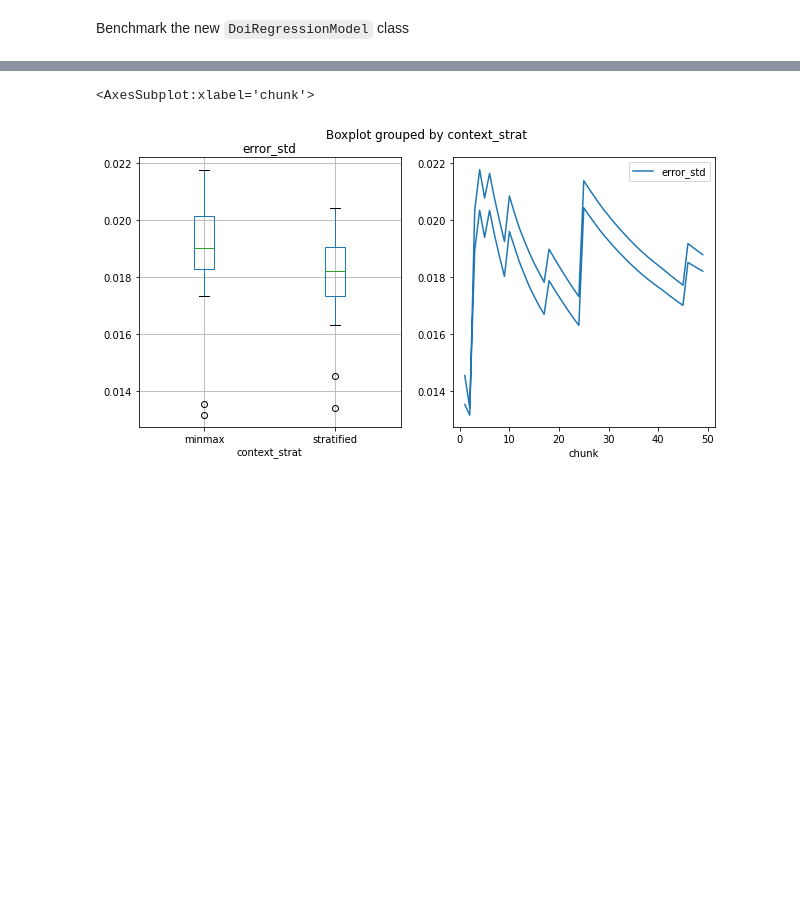
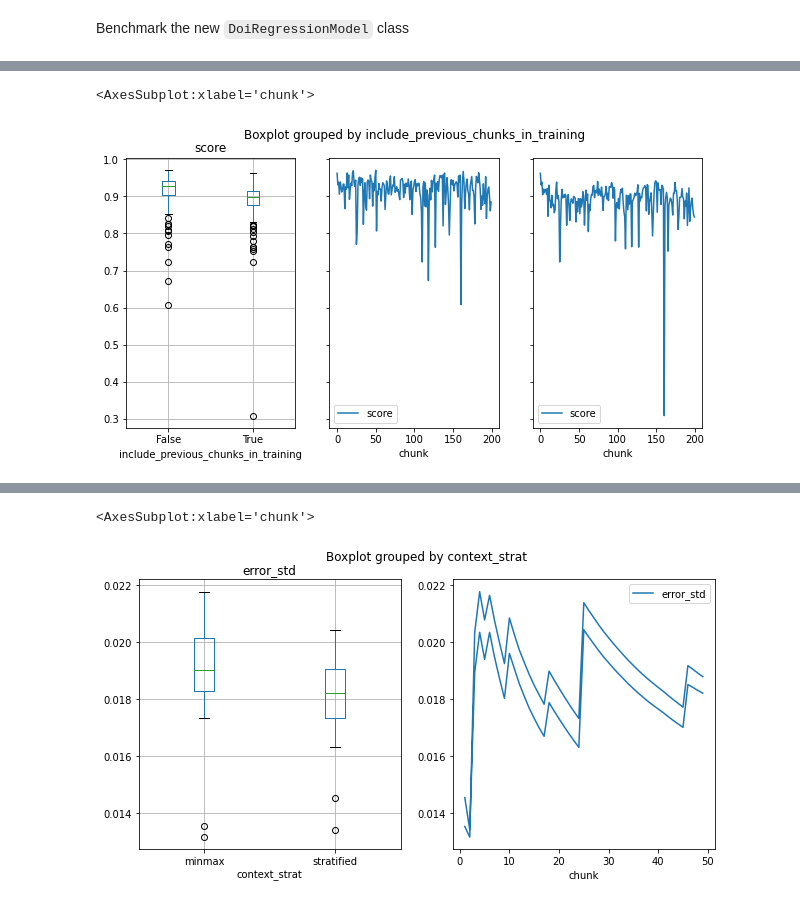
Before and after one commit to vis-au/prointerest, a Jupyter notebook: server/benchmarks/benchmarks.ipynb, the cells around one changed output, grey strips where cells are left out. Drawn from its saved outputs; the diff is of its cells as text; code cells hidden in the pictures; blank space fills up the shorter version.

```diff
--- a/server/benchmarks/benchmarks.ipynb
+++ b/server/benchmarks/benchmarks.ipynb
@@ -91,3 +112,16 @@ doi_error_with_context_results = benchmark_doi_error_with_context()
+# %%
+import matplotlib.pyplot as plt
+
+fig, axes = plt.subplots(1, 3, figsize=(10, 5), sharey=True)
+
+doi_error_with_prediction_context.boxplot(column="score", by="include_previous_chunks_in_training", ax=axes[0])
+
+doi_error_with_prediction_context[~doi_error_with_prediction_context["include_previous_chunks_in_training"]].plot(y="score", x="chunk", ax=axes[1])
+
+doi_error_with_prediction_context[doi_error_with_prediction_context["include_previous_chunks_in_training"]].plot(y="score", x="chunk", ax=axes[2])
+# %% [output]
+<AxesSubplot:xlabel='chunk'>
+[figure, added]
 # %%
 import matplotlib.pyplot as plt
 
```
Also changed, not shown: parts of 3 cells of this notebook.
